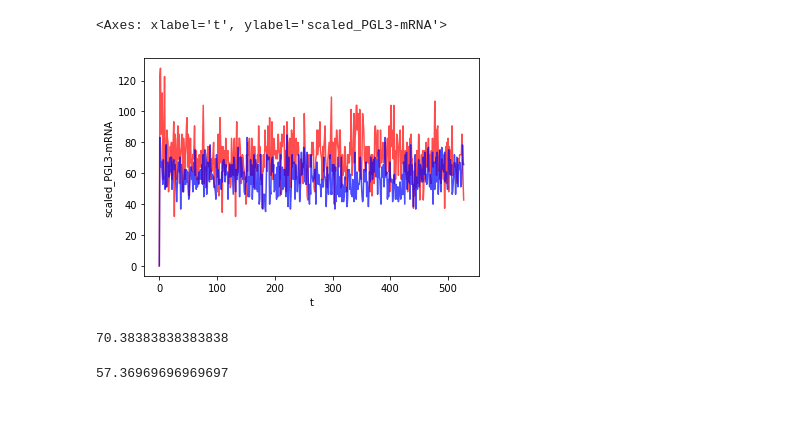
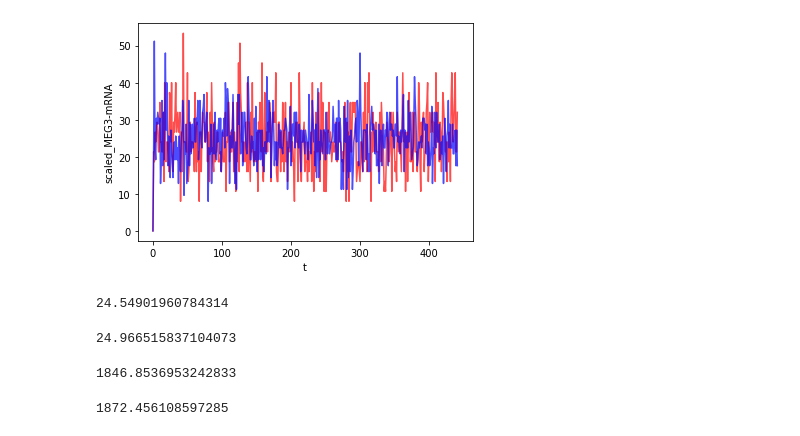
Before and after one commit to toby-clark4/Mini-Project, a Jupyter notebook: analysis.ipynb, the cells around one changed output. Cells and saved outputs as stored; diff of their text form; code cells hidden in the pictures.

```diff
--- a/analysis.ipynb
+++ b/analysis.ipynb
@@ -5,8 +5,8 @@ import matplotlib.pyplot as plt
 import seaborn as sns
 # %%
 column_names = ["t","PGL3", "PGL3-mRNA", "PGL3p", "MEG3", "MEG3-mRNA", "MEG3p", "mRNA","MEX5","MEX5-mRNA"]
-anterior = pd.read_csv('anterior.csv',header=None, names=column_names,delimiter=' ')
-posterior = pd.read_csv('posterior.csv',header=None, names=column_names, delimiter=' ')
+anterior = pd.read_csv('WithComp/plkko_anterior.csv',header=None, names=column_names,delimiter=' ')
+posterior = pd.read_csv('WithComp/plkko_posterior.csv',header=None, names=column_names, delimiter=' ')
 # %%
 anterior['scaled_PGL3-mRNA'] = anterior['PGL3-mRNA']/0.625
 posterior['scaled_PGL3-mRNA'] = posterior['PGL3-mRNA']/0.375
@@ -15,13 +25,17 @@ posterior['scaled_MEG3-mRNA'] = posterior['MEG3-mRNA']/0.375
 # %%
 fig, ax = plt.subplots()
-sns.lineplot(data=posterior, ax=ax,x='t',y='scaled_PGL3-mRNA',color='red',alpha=0.7)
-sns.lineplot(data=anterior, ax=ax, x='t',y='scaled_PGL3-mRNA',color='blue',alpha=0.7)
+sns.lineplot(data=posterior, ax=ax,x='t',y='scaled_MEG3-mRNA',color='red',alpha=0.7)
+sns.lineplot(data=anterior, ax=ax, x='t',y='scaled_MEG3-mRNA',color='blue',alpha=0.7)
+fig.savefig('WithComp/MEG3_PLK_KO.png')
 # %% [output]
-<Axes: xlabel='t', ylabel='scaled_PGL3-mRNA'>
-[figure, old version]
+[figure, new version]
 # %%
+display(posterior['scaled_MEG3-mRNA'].mean())
+display(anterior['scaled_MEG3-mRNA'].mean())
 display(posterior['scaled_PGL3-mRNA'].mean())
 display(anterior['scaled_PGL3-mRNA'].mean())
 # %% [output]
-70.38383838383838
+24.54901960784314
-57.36969696969697
+24.966515837104073
+1846.8536953242833
+1872.456108597285
```
Also changed, not shown: parts of 2 cells of this notebook, 3 other files.
